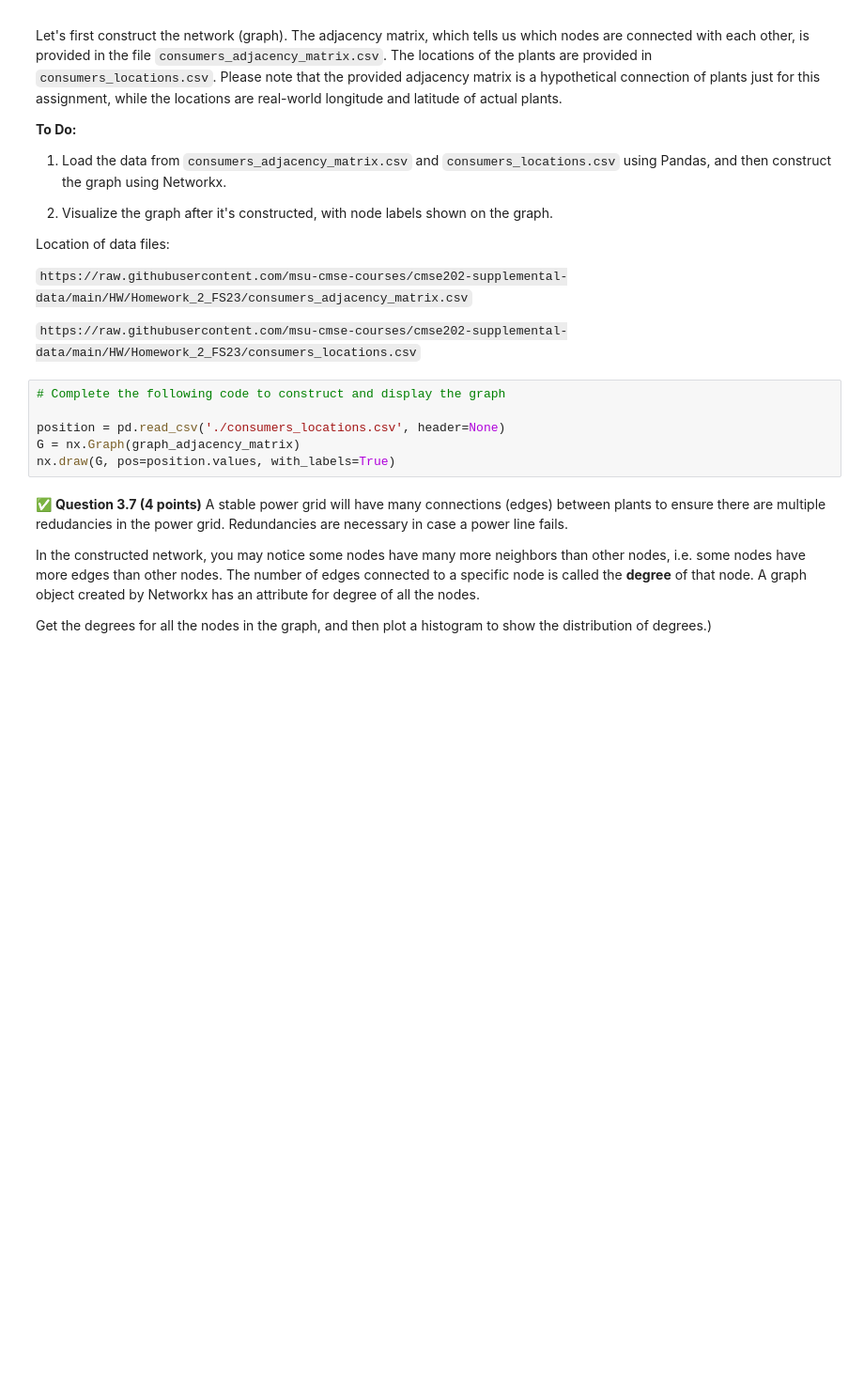
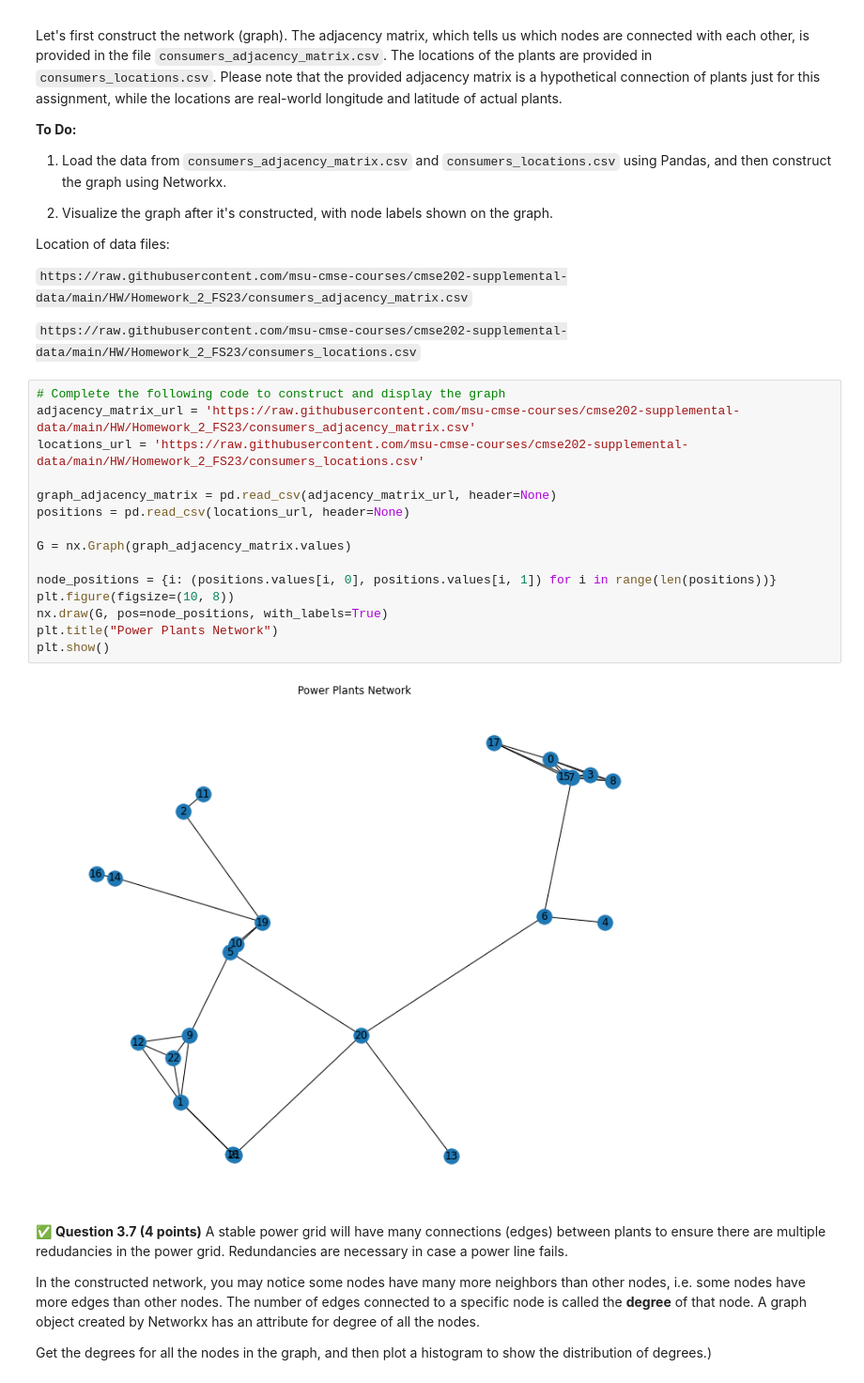
Before and after one commit to mtzoro/CMSE202-f23-turnin, a Jupyter notebook: hw-02/HW-02_OOP_ABM_GraphTheory-STUDENT.ipynb, the cells around one changed output. Shown: that part at 94% size. Drawn from its saved outputs; the diff is of its cells as text; blank space fills up the shorter version.

```diff
--- a/hw-02/HW-02_OOP_ABM_GraphTheory-STUDENT.ipynb
+++ b/hw-02/HW-02_OOP_ABM_GraphTheory-STUDENT.ipynb
@@ -340,12 +484,23 @@ Location of data files:
 `https://raw.githubusercontent.com/msu-cmse-courses/cmse202-supplemental-data/main/HW/Homework_2_FS23/consumers_adjacency_matrix.csv`
 
 `https://raw.githubusercontent.com/msu-cmse-courses/cmse202-supplemental-data/main/HW/Homework_2_FS23/consumers_locations.csv`
-# %%
-# Complete the following code to construct and display the graph
-
-position = pd.read_csv('./consumers_locations.csv', header=None)
-G = nx.Graph(graph_adjacency_matrix)
-nx.draw(G, pos=position.values, with_labels=True)
+# %%
+# Complete the following code to construct and display the graph
+adjacency_matrix_url = 'https://raw.githubusercontent.com/msu-cmse-courses/cmse202-supplemental-data/main/HW/Homework_2_FS23/consumers_adjacency_matrix.csv'
+locations_url = 'https://raw.githubusercontent.com/msu-cmse-courses/cmse202-supplemental-data/main/HW/Homework_2_FS23/consumers_locations.csv'
+
+graph_adjacency_matrix = pd.read_csv(adjacency_matrix_url, header=None)
+positions = pd.read_csv(locations_url, header=None)
+
+G = nx.Graph(graph_adjacency_matrix.values)
+
+node_positions = {i: (positions.values[i, 0], positions.values[i, 1]) for i in range(len(positions))}
+plt.figure(figsize=(10, 8))
+nx.draw(G, pos=node_positions, with_labels=True)
+plt.title("Power Plants Network")
+plt.show()
+# %% [output]
+[figure, added]
 # %% [markdown]
 &#9989; **Question 3.7 (4 points)** A stable power grid will have many connections (edges) between plants to ensure there are multiple redudancies in the power grid.  Redundancies are necessary in case a power line fails.
 
```
Also changed, not shown: parts of 32 cells of this notebook, 3 other files.
